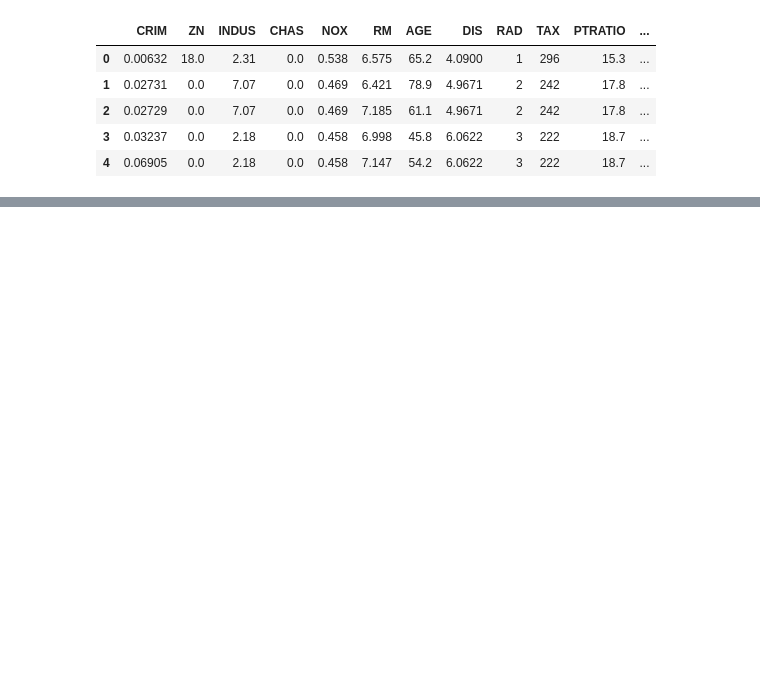
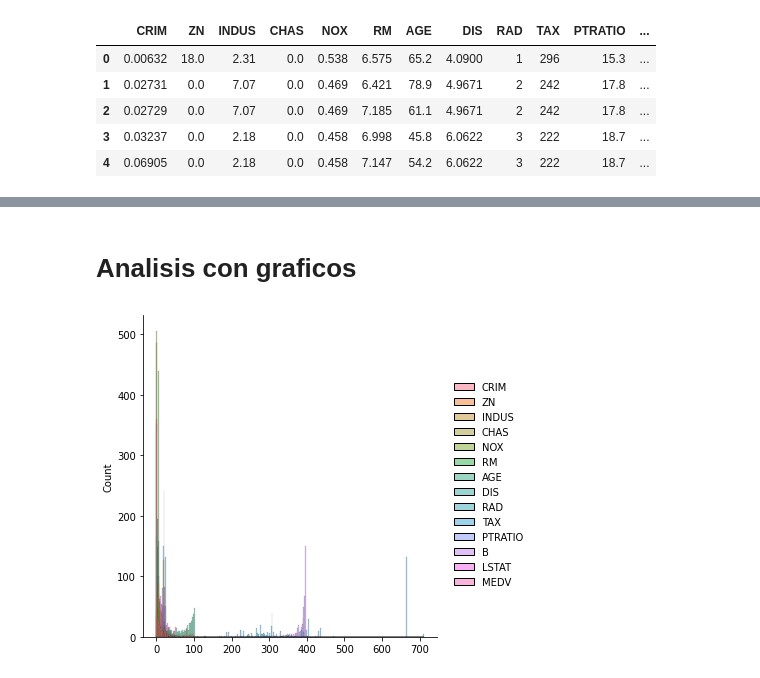
Before and after one commit to CristianVeloz0501/DMC, a Jupyter notebook: Housing_1.ipynb, the cells around one changed output, grey strips where cells are left out. Saved outputs shown, nothing was run; the diff lists cells and outputs as text; code cells hidden in the pictures; blank space fills up the shorter version.

```diff
--- a/Housing_1.ipynb
+++ b/Housing_1.ipynb
@@ -35,0 +130,7 @@ Data.sample(5)
+# %% [markdown]
+# Analisis con graficos
+# %%
+sbn.displot(Data)
+plt.show()
+# %% [output]
+[figure, added]
```
Also changed, not shown: parts of 11 cells of this notebook.
